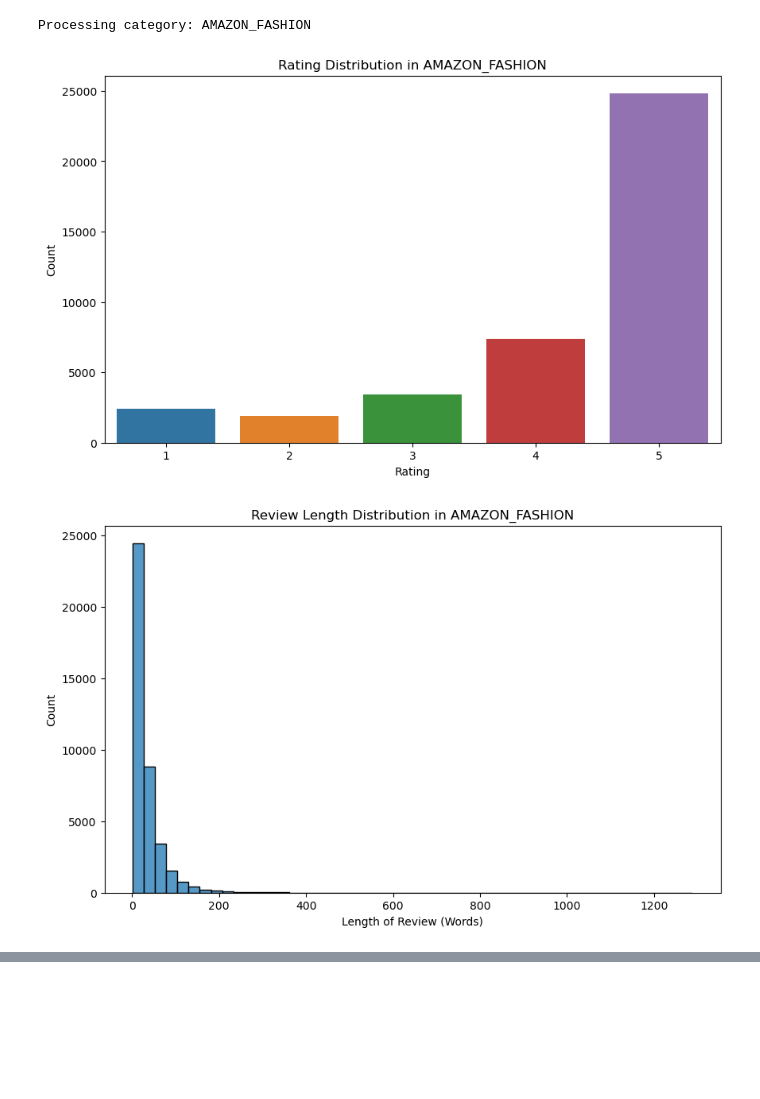
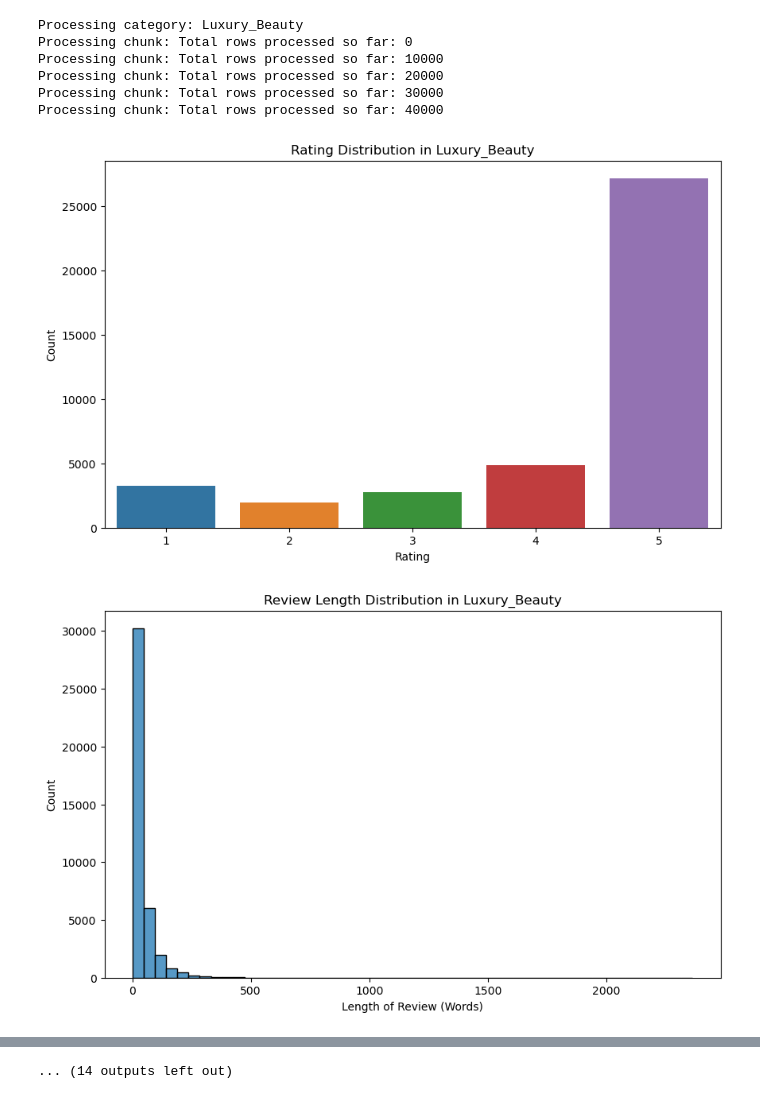
Before and after one commit to Patrick-schwebel/anvendt-exam, a Jupyter notebook: opgave2 (EDA).ipynb, the cells around one changed output, grey strips where cells are left out. Drawn from its saved outputs; the diff is of its cells as text; code cells hidden in the pictures; blank space fills up the shorter version.

```diff
--- a/opgave2 (EDA).ipynb
+++ b/opgave2 (EDA).ipynb
@@ -72,7 +72,6 @@ import seaborn as sns
 from nltk.tokenize import word_tokenize
 from nltk.corpus import stopwords
 from collections import Counter
-import random
 import nltk
 
 nltk.download('punkt')
@@ -82,13 +81,20 @@ def load_random_sample(file_path, chunk_size, total_samples, random_state=42):
     sample = pd.DataFrame()
     total_rows = 0
 
-    for chunk in pd.read_json(file_path, lines=True, chunksize=chunk_size):
-        total_rows += len(chunk)
-        if total_rows >= total_samples:
-            break
-        sample = sample.append(chunk.sample(n=min(len(chunk), total_samples - len(sample)), random_state=random_state))
+    try:
+        for chunk in pd.read_json(file_path, lines=True, chunksize=chunk_size):
+            print(f"Processing chunk: Total rows processed so far: {total_rows}")  # Debugging print statement
+            total_rows += len(chunk)
+            if total_rows >= total_samples:
+                break
+            sample = pd.concat([sample, chunk.sample(n=min(len(chunk), total_samples - len(sample)), random_state=random_state)], ignore_index=True)
+    except Exception as e:
+        print(f"Error occurred: {e}")  # Print the exception
+        print(f"Error occurred after processing {total_rows} rows.")  # Indicate how far the process went
 
     return sample
+
+
 
 def plot_rating_distribution(df, category_name):
     plt.figure(figsize=(10, 6))
@@ -124,6 +130,7 @@ def display_most_common_characters(df, column_name, num_chars=10):
     print(f"Most common characters in {column_name}: {common_chars}")
 
 categories = {
+    'Luxury_Beauty': '/Users/patrickbendorffschwebel/Desktop/Anvendt-kode/anvendt-exam/mappe uden navn 2/Luxury_Beauty.json',
     'AMAZON_FASHION': '/Users/patrickbendorffschwebel/Desktop/Anvendt-kode/anvendt-exam/mappe uden navn 2/AMAZON_FASHION.json',
     'Clothing_Shoes_and_Jewelry': '/Users/patrickbendorffschwebel/Desktop/Anvendt-kode/anvendt-exam/mappe uden navn 2/Clothing_Shoes_and_Jewelry.json',
     'All_Beauty': '/Users/patrickbendorffschwebel/Desktop/Anvendt-kode/anvendt-exam/mappe uden navn 2/All_Beauty.json',
@@ -159,3 +166,8 @@ print("EDA completed for all categories.")
-Processing category: AMAZON_FASHION
+Processing category: Luxury_Beauty
+Processing chunk: Total rows processed so far: 0
+Processing chunk: Total rows processed so far: 10000
+Processing chunk: Total rows processed so far: 20000
+Processing chunk: Total rows processed so far: 30000
+Processing chunk: Total rows processed so far: 40000
-[figure, old version]
+[figure, new version]
-[figure, old version]
+[figure, new version]
@@ -163,0 +209 @@ Most common words in summary: [('stars', 11479), ('five', 8042), ('great', 4890)
+... (14 outputs left out)
```
Also changed, not shown: parts of 1 cell of this notebook.
